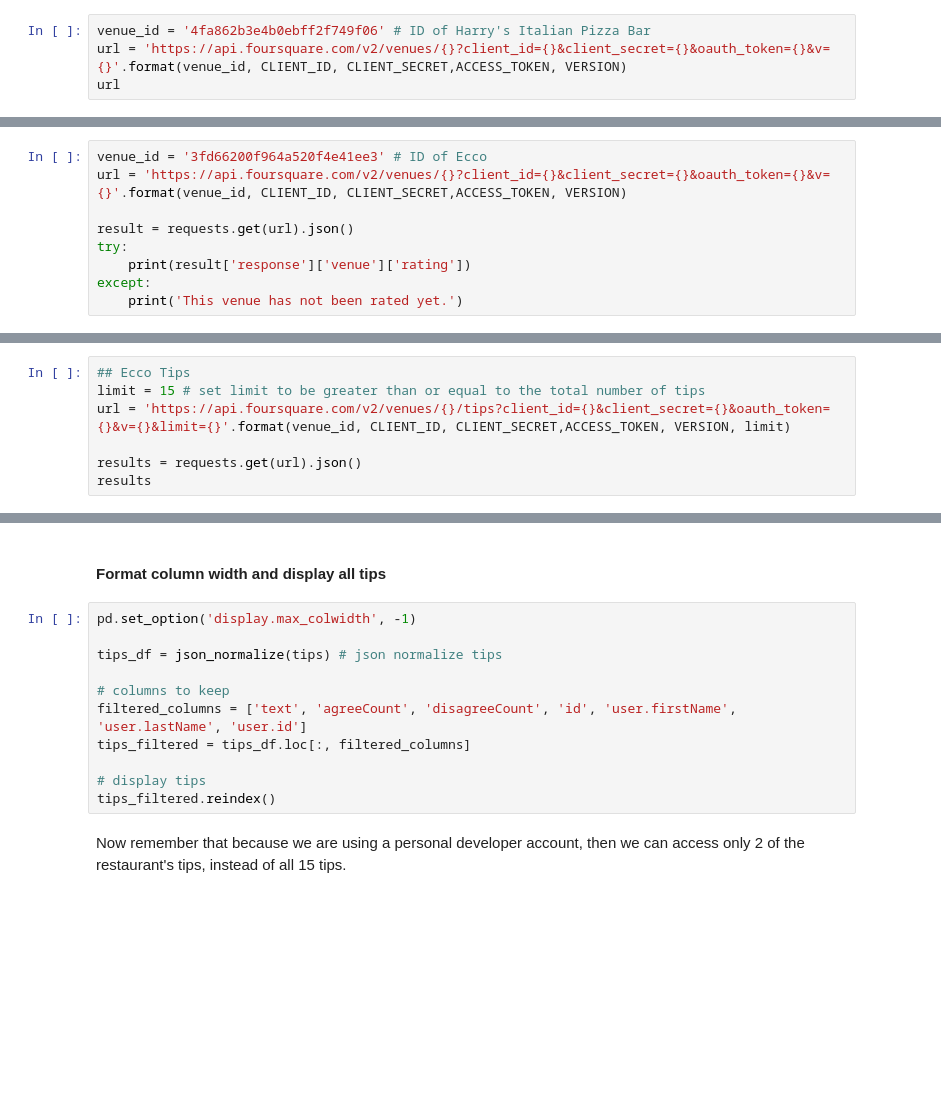
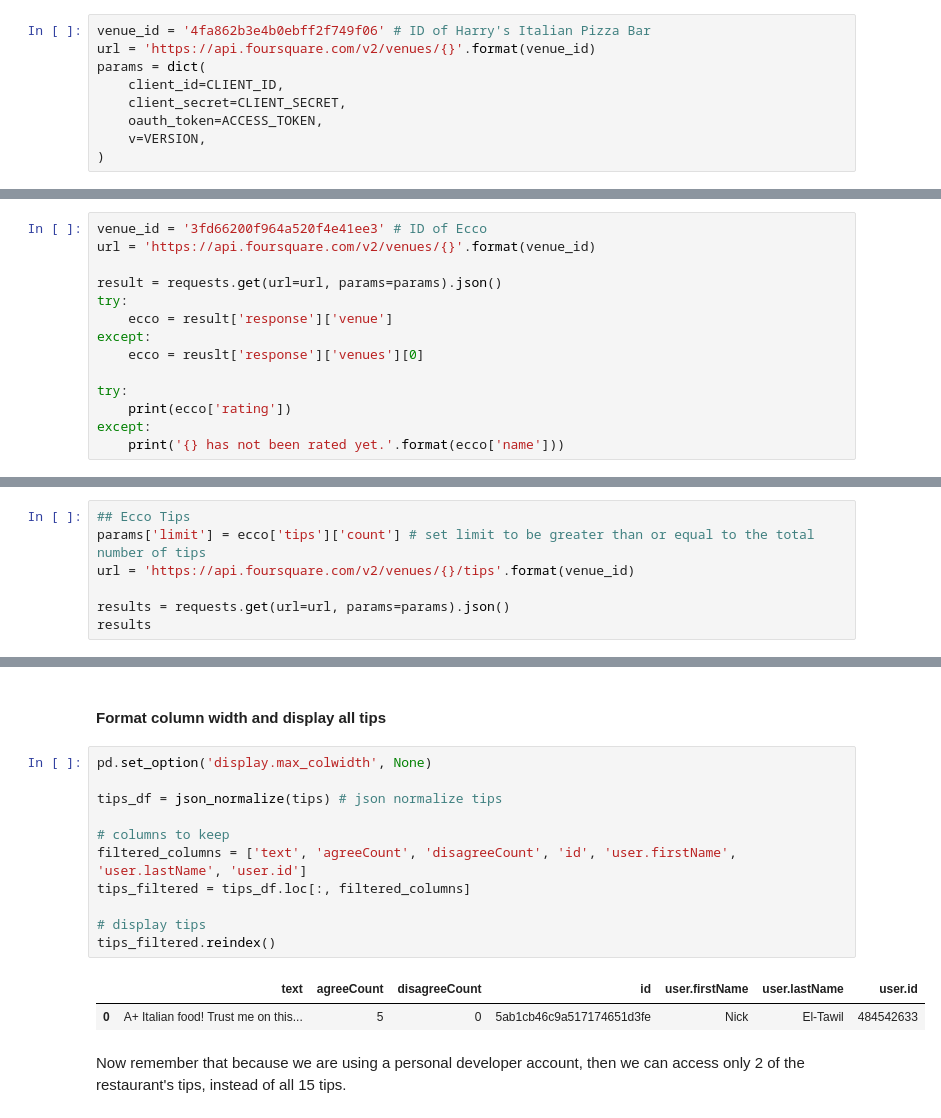
Before and after one commit to peachyprincess/neighborhood-segmentation-and-clustering, a Jupyter notebook: FSQ-Lab.ipynb, the cells around one changed output, grey strips where cells are left out. Drawn from its saved outputs; the diff is of its cells as text; blank space fills up the shorter version.

```diff
--- a/FSQ-Lab.ipynb
+++ b/FSQ-Lab.ipynb
@@ -185,8 +238,13 @@ venues_map
 ### A. Let's explore the closest Italian restaurant -- _Harry's Italian Pizza Bar_
 # %%
 venue_id = '4fa862b3e4b0ebff2f749f06' # ID of Harry's Italian Pizza Bar
-url = 'https://api.foursquare.com/v2/venues/{}?client_id={}&client_secret={}&oauth_token={}&v={}'.format(venue_id, CLIENT_ID, CLIENT_SECRET,ACCESS_TOKEN, VERSION)
-url
+url = 'https://api.foursquare.com/v2/venues/{}'.format(venue_id)
+params = dict(
+    client_id=CLIENT_ID,
+    client_secret=CLIENT_SECRET,
+    oauth_token=ACCESS_TOKEN,
+    v=VERSION,
+)
 # %% [markdown]
 #### Send GET request for result
 # %%
@@ -215,10 +307,15 @@ except:
 Since this restaurant has no ratings, let's check the third restaurant.
 # %%
 venue_id = '3fd66200f964a520f4e41ee3' # ID of Ecco
-url = 'https://api.foursquare.com/v2/venues/{}?client_id={}&client_secret={}&oauth_token={}&v={}'.format(venue_id, CLIENT_ID, CLIENT_SECRET,ACCESS_TOKEN, VERSION)
+url = 'https://api.foursquare.com/v2/venues/{}'.format(venue_id)
 
-result = requests.get(url).json()
+result = requests.get(url=url, params=params).json()
 try:
-    print(result['response']['venue']['rating'])
+    ecco = result['response']['venue']
 except:
-    print('This venue has not been rated yet.')
+    ecco = reuslt['response']['venues'][0]
+
+try:
+    print(ecco['rating'])
+except:
+    print('{} has not been rated yet.'.format(ecco['name']))
@@ -236,8 +337,8 @@ result['response']['venue']['tips']['count']
 #### Create URL and send GET request. Make sure to set limit to get all tips
 # %%
 ## Ecco Tips
-limit = 15 # set limit to be greater than or equal to the total number of tips
-url = 'https://api.foursquare.com/v2/venues/{}/tips?client_id={}&client_secret={}&oauth_token={}&v={}&limit={}'.format(venue_id, CLIENT_ID, CLIENT_SECRET,ACCESS_TOKEN, VERSION, limit)
+params['limit'] = ecco['tips']['count'] # set limit to be greater than or equal to the total number of tips
+url = 'https://api.foursquare.com/v2/venues/{}/tips'.format(venue_id)
 
-results = requests.get(url).json()
+results = requests.get(url=url, params=params).json()
 results
@@ -251,16 +372,19 @@ tip.keys()
 # %% [markdown]
 #### Format column width and display all tips
 # %%
-pd.set_option('display.max_colwidth', -1)
+pd.set_option('display.max_colwidth', None)
 
 tips_df = json_normalize(tips) # json normalize tips
 
 # columns to keep
 filtered_columns = ['text', 'agreeCount', 'disagreeCount', 'id', 'user.firstName', 'user.lastName', 'user.id']
 tips_filtered = tips_df.loc[:, filtered_columns]
 
 # display tips
 tips_filtered.reindex()
+# %% [output]
+|  | text | agreeCount | disagreeCount | id | user.firstName | user.lastName | user.id |
+| 0 | A+ Italian food! Trust me on this... | 5 | 0 | 5ab1cb46c9a517174651d3fe | Nick | El-Tawil | 484542633 |
 # %% [markdown]
 Now remember that because we are using a personal developer account, then we can access only 2 of the restaurant's tips, instead of all 15 tips.
 # %% [markdown]
```
Also changed, not shown: parts of 20 cells of this notebook.
